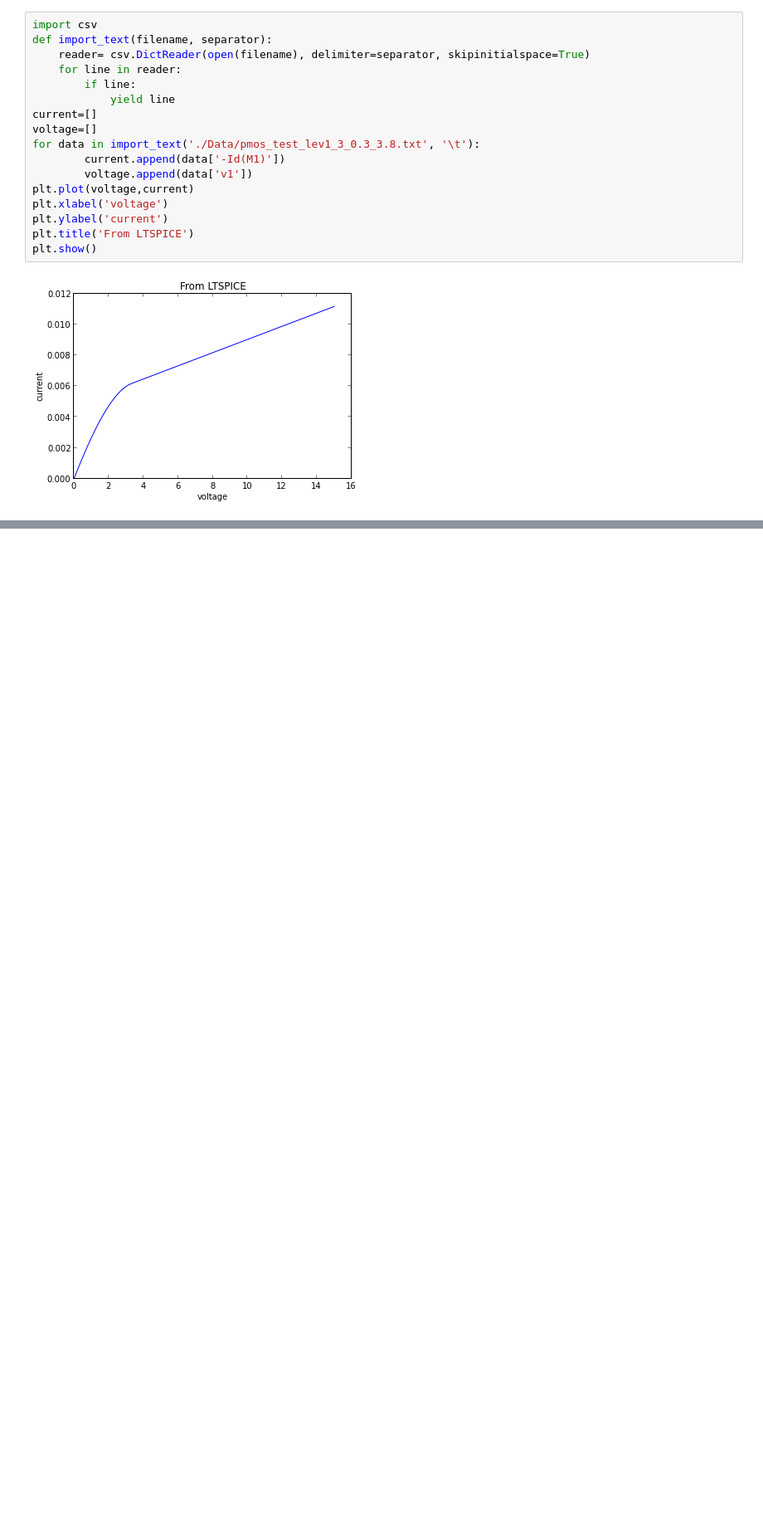
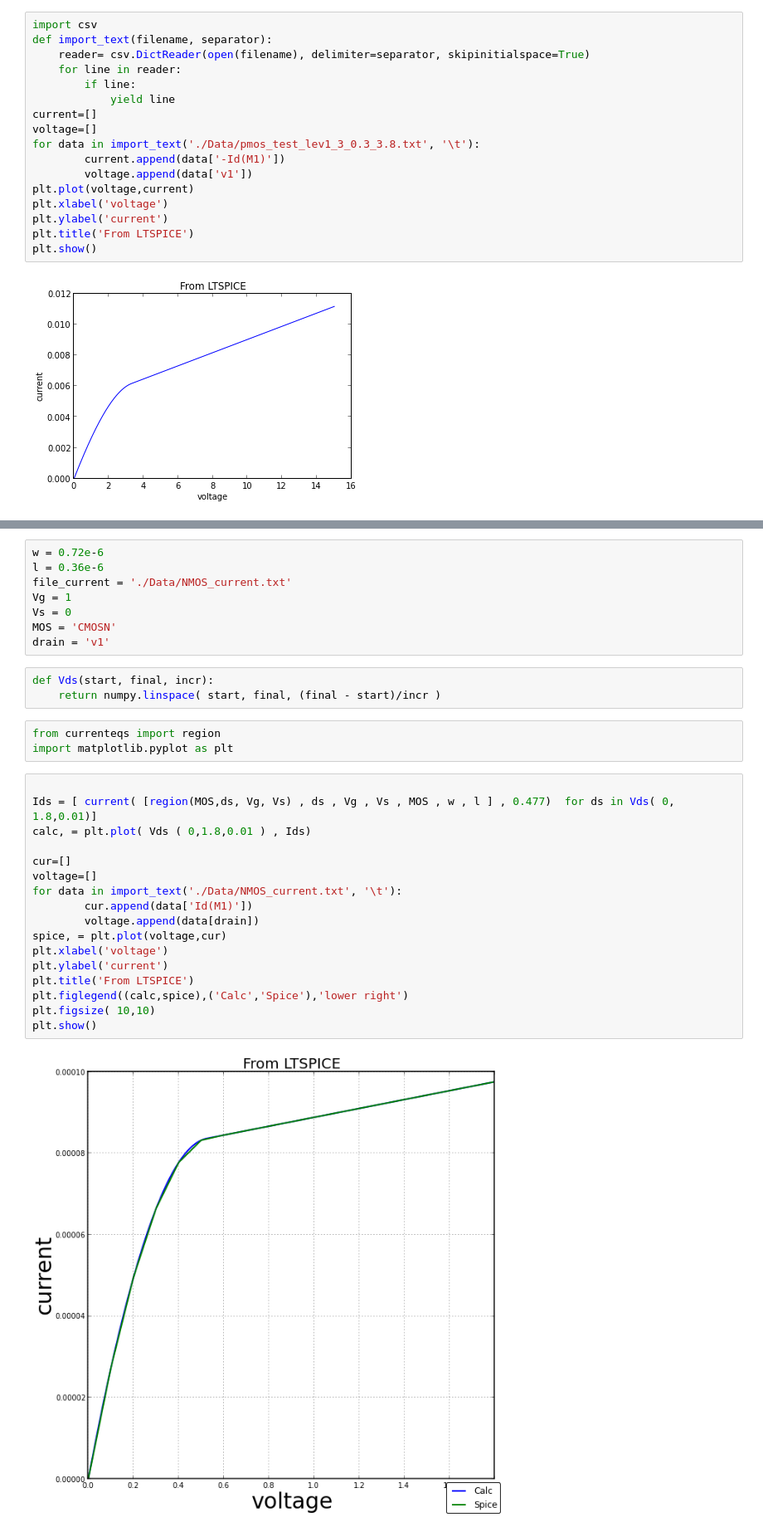
Before and after one commit to cvbrgava/ddp, a Jupyter notebook: notebook/CurrentEquation.ipynb, the cells around one changed output, grey strips where cells are left out. Shown: that part at 83% size. Drawn from its saved outputs; the diff is of its cells as text; blank space fills up the shorter version.

```diff
--- a/notebook/CurrentEquation.ipynb
+++ b/notebook/CurrentEquation.ipynb
@@ -415,0 +432,33 @@ plt.show()
+# %%
+w = 0.72e-6
+l = 0.36e-6
+file_current = './Data/NMOS_current.txt'
+Vg = 1
+Vs = 0
+MOS = 'CMOSN'
+drain = 'v1'
+# %%
+def Vds(start, final, incr):
+    return numpy.linspace( start, final, (final - start)/incr )
+# %%
+from currenteqs import region
+import matplotlib.pyplot as plt
+# %%
+
+Ids = [ current( [region(MOS,ds, Vg, Vs) , ds , Vg , Vs , MOS , w , l ] , 0.477)  for ds in Vds( 0, 1.8,0.01)]
+calc, = plt.plot( Vds ( 0,1.8,0.01 ) , Ids)
+
+cur=[]
+voltage=[]
+for data in import_text('./Data/NMOS_current.txt', '\t'):
+        cur.append(data['Id(M1)'])
+        voltage.append(data[drain])
+spice, = plt.plot(voltage,cur)
+plt.xlabel('voltage')
+plt.ylabel('current')
+plt.title('From LTSPICE')
+plt.figlegend((calc,spice),('Calc','Spice'),'lower right')
+plt.figsize( 10,10)
+plt.show()
+# %% [output]
+[figure, added]
```
Also changed, not shown: parts of 2 cells of this notebook, 24 other files.
